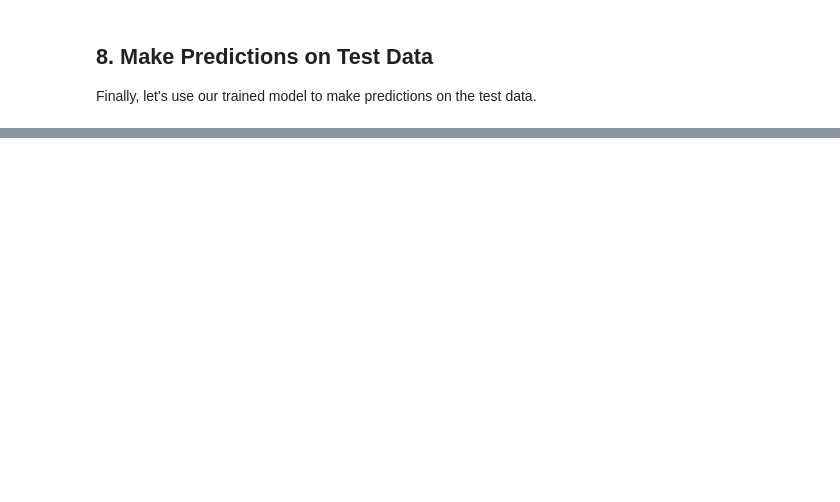
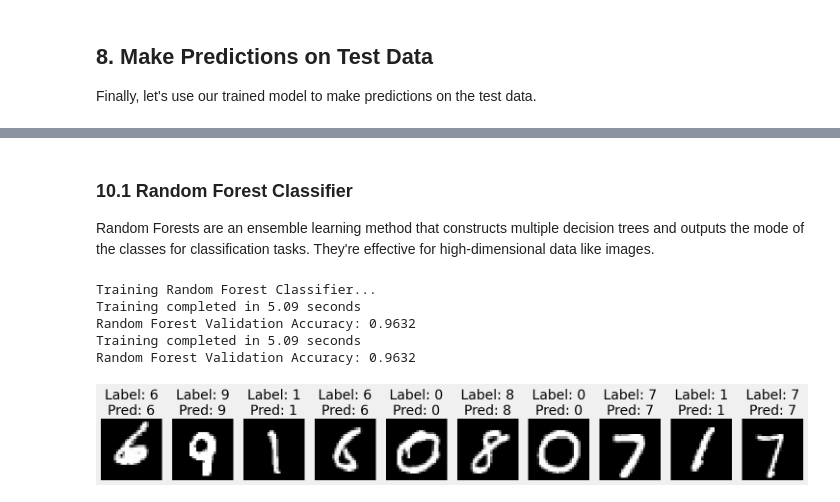
Before and after one commit to Tayyabsami1/Digit-Recognizer, a Jupyter notebook: Tayyab_i222505_DigitRecognizer.ipynb, the cells around one changed output, grey strips where cells are left out. Drawn from its saved outputs; the diff is of its cells as text; code cells hidden in the pictures; blank space fills up the shorter version.

```diff
--- a/Tayyab_i222505_DigitRecognizer.ipynb
+++ b/Tayyab_i222505_DigitRecognizer.ipynb
@@ -412,0 +442,46 @@ Thank you for following along with this digit recognition project!
+# %% [markdown]
+### 10.1 Random Forest Classifier
+
+Random Forests are an ensemble learning method that constructs multiple decision trees and outputs the mode of the classes for classification tasks. They're effective for high-dimensional data like images.
+# %%
+# Set up Random Forest model with reasonable parameters for MNIST
+print("Training Random Forest Classifier...")
+start_time = time()
+
+# Create a Random Forest classifier
+rf_model = RandomForestClassifier(
+    n_estimators=100,  # Number of trees
+    max_depth=20,      # Maximum depth of trees
+    min_samples_split=5,
+    min_samples_leaf=2,
+    max_features='sqrt',
+    n_jobs=-1,         # Use all available cores
+    random_state=42
+)
+
+# Train the model
+rf_model.fit(X_train_final, y_train_final)
+
+# Calculate training time
+training_time = time() - start_time
+print(f"Training completed in {training_time:.2f} seconds")
+
+# Evaluate on validation set
+rf_val_pred = rf_model.predict(X_val)
+rf_accuracy = accuracy_score(y_val, rf_val_pred)
+print(f"Random Forest Validation Accuracy: {rf_accuracy:.4f}")
+
+# Display some predictions on validation set
+random_indices = np.random.randint(0, X_val.shape[0], 10)
+display_digits(
+    X_val[random_indices],
+    y_val[random_indices],
+    rf_model.predict(X_val[random_indices])
+)
+# %% [output]
+Training Random Forest Classifier...
+Training completed in 5.09 seconds
+Random Forest Validation Accuracy: 0.9632
+Training completed in 5.09 seconds
+Random Forest Validation Accuracy: 0.9632
+[figure, added]
```
Also changed, not shown: parts of 18 cells of this notebook, 3 other files.
